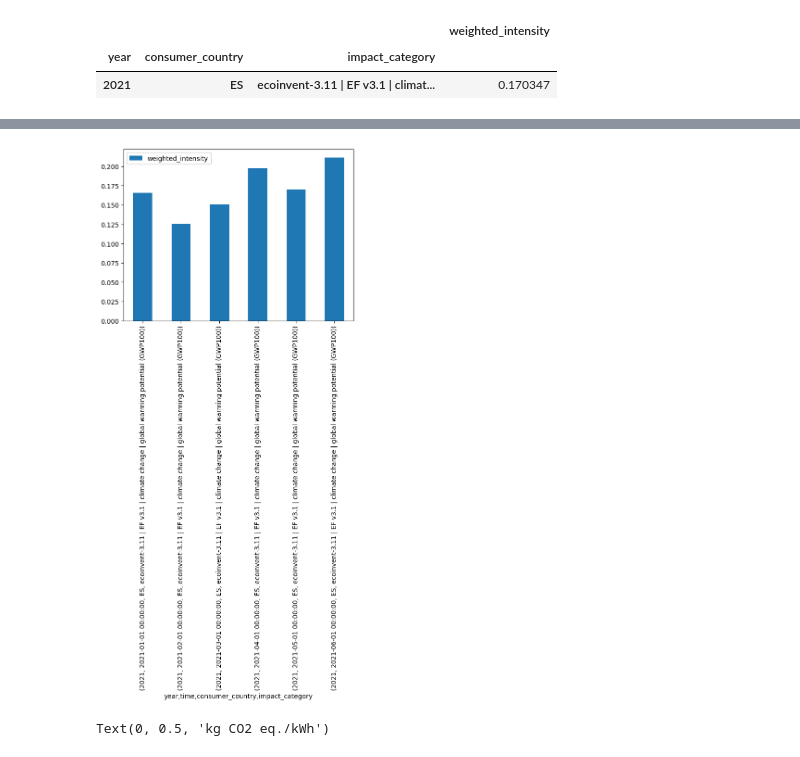
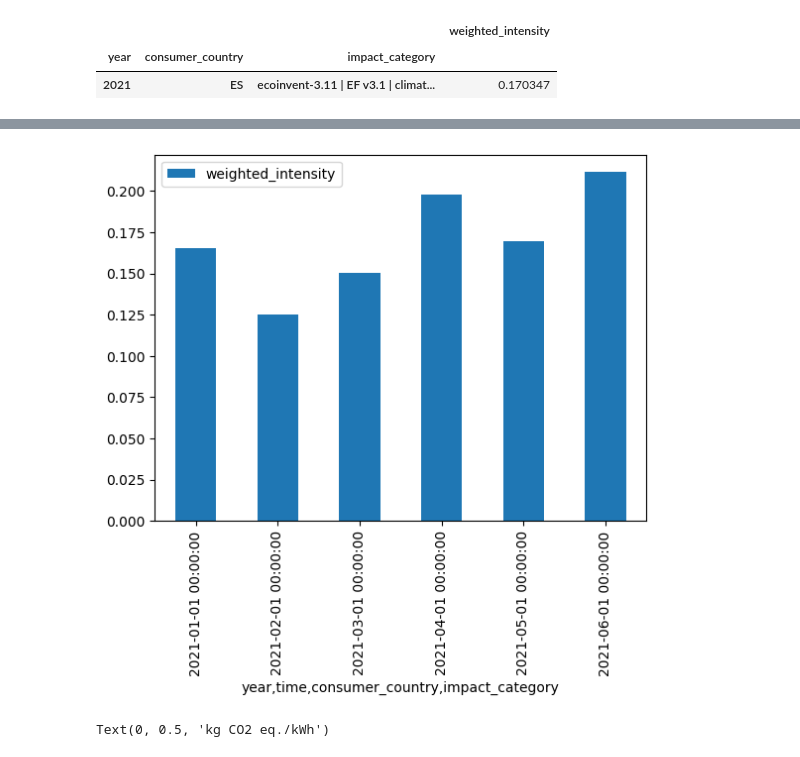
Before and after one commit to LIST-LUXEMBOURG/shrecc, a Jupyter notebook: notebooks/5_shrecc_inventory_resolution.ipynb, the cells around one changed output, grey strips where cells are left out. Cells and saved outputs as stored; diff of their text form; code cells hidden in the pictures.

```diff
--- a/notebooks/5_shrecc_inventory_resolution.ipynb
+++ b/notebooks/5_shrecc_inventory_resolution.ipynb
@@ -111,3 +106,4 @@ validated.annual().to_dataframe()
 # %%
-validated.monthly().to_dataframe().plot.bar()
+ax = validated.monthly().to_dataframe().plot.bar()
+ax.set_xticklabels(validated.monthly().get_index("time"))
 # %% [output]
@@ -115,4 +116,4 @@ validated.monthly().to_dataframe().plot.bar()
-[figure, old version]
+[figure, new version]
 # %%
 gwp_bw = (
     validated.hourly()
```
Also changed, not shown: parts of 19 cells of this notebook, 5 other files.
